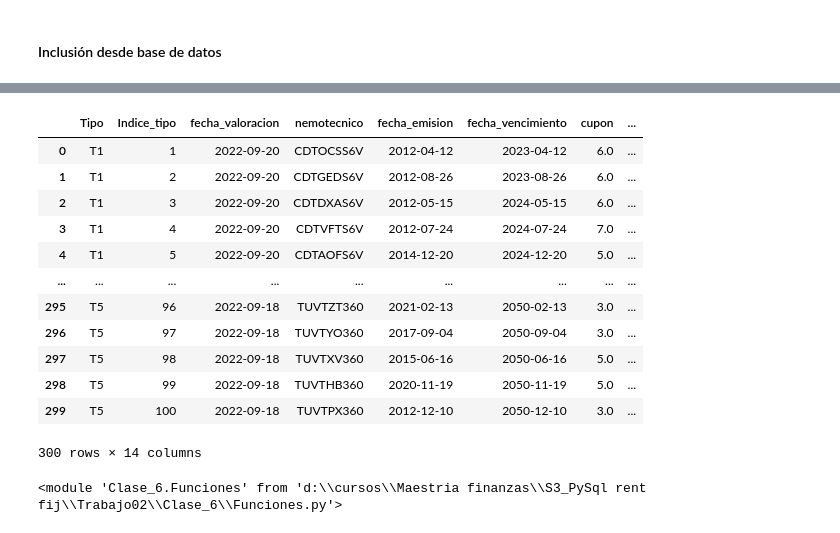
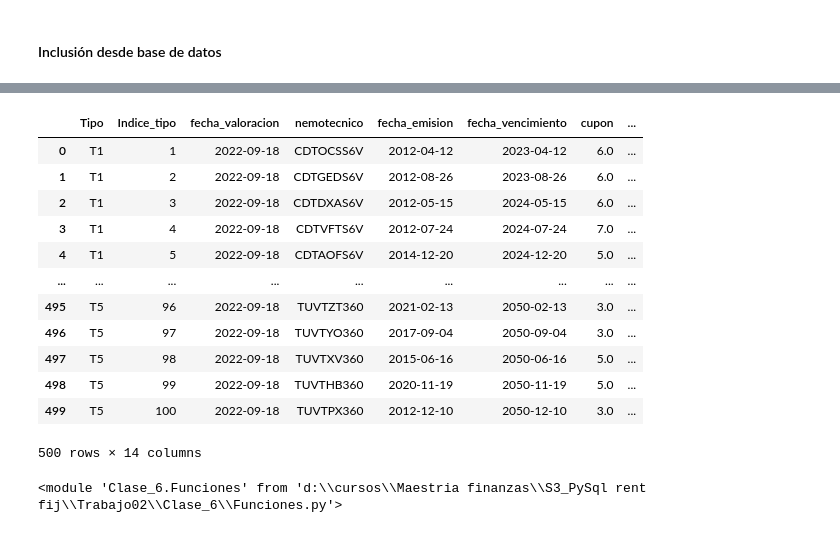
Before and after one commit to edwinriospzn/RentfijT02, a Jupyter notebook: Trabajo02_Laura_Edwin.ipynb, the cells around one changed output, grey strips where cells are left out. Drawn from its saved outputs; the diff is of its cells as text; code cells hidden in the pictures.

```diff
--- a/Trabajo02_Laura_Edwin.ipynb
+++ b/Trabajo02_Laura_Edwin.ipynb
@@ -78,46 +66,46 @@ db_object = DB_class(host="localhost",user="root",password="root",database="trab
 class2_db = db_object.open_db()
 mi_cursor = class2_db.cursor()
 query = (
 'SELECT '+\
 'trabajo_2.tabla_precios.Tipo,'+\
 'trabajo_2.tabla_precios.Indice_tipo,'+\
 'trabajo_2.tabla_precios.fecha_valoracion,'+\
 'trabajo_2.tabla_precios.nemotecnico,'+\
 'trabajo_2.tabla_precios.fecha_emision,'+\
 'trabajo_2.tabla_precios.fecha_vencimiento,'+\
 'trabajo_2.tabla_precios.cupon,'+\
 'trabajo_2.tabla_precios.tir,'+\
 'trabajo_2.tabla_precios.frecuencia_pago,'+\
 'trabajo_2.tabla_precios.Indicador_indexado,'+\
 'trabajo_2.tabla_precios.conteo_dias,'+\
 'trabajo_2.tabla_indices.Indice_c,'+\
 'trabajo_2.tabla_indices.fecha_indice,'+\
 'trabajo_2.tabla_indices.valor '+\
 'FROM trabajo_2.tabla_precios '+\
 'left join trabajo_2.tabla_indices '+\
 'on '+\
 'concat(trabajo_2.tabla_indices.Indice_c,trabajo_2.tabla_indices.fecha_indice) ='+\
 'concat(trabajo_2.tabla_precios.Indicador_indexado,trabajo_2.tabla_precios.fecha_valoracion) '+\
 'where '+\
-'trabajo_2.tabla_precios.Tipo in (\'T1\',\'T4\',\'T5\') '+\
+'trabajo_2.tabla_precios.Tipo in (\'T1\',\'T2\',\'T3\',\'T4\',\'T5\') '+\
 'order by trabajo_2.tabla_precios.Tipo, trabajo_2.tabla_precios.Indice_tipo'
 )
 tes_faciales = pd.read_sql(query, con=class2_db)
 display(tes_faciales)
 # %% [output]
 |  | Tipo | Indice_tipo | fecha_valoracion | nemotecnico | fecha_emision | fecha_vencimiento | cupon | ... |
-| 0 | T1 | 1 | 2022-09-20 | CDTOCSS6V | 2012-04-12 | 2023-04-12 | 6.0 | ... |
-| 1 | T1 | 2 | 2022-09-20 | CDTGEDS6V | 2012-08-26 | 2023-08-26 | 6.0 | ... |
-| 2 | T1 | 3 | 2022-09-20 | CDTDXAS6V | 2012-05-15 | 2024-05-15 | 6.0 | ... |
-| 3 | T1 | 4 | 2022-09-20 | CDTVFTS6V | 2012-07-24 | 2024-07-24 | 7.0 | ... |
-| 4 | T1 | 5 | 2022-09-20 | CDTAOFS6V | 2014-12-20 | 2024-12-20 | 5.0 | ... |
+| 0 | T1 | 1 | 2022-09-18 | CDTOCSS6V | 2012-04-12 | 2023-04-12 | 6.0 | ... |
+| 1 | T1 | 2 | 2022-09-18 | CDTGEDS6V | 2012-08-26 | 2023-08-26 | 6.0 | ... |
+| 2 | T1 | 3 | 2022-09-18 | CDTDXAS6V | 2012-05-15 | 2024-05-15 | 6.0 | ... |
+| 3 | T1 | 4 | 2022-09-18 | CDTVFTS6V | 2012-07-24 | 2024-07-24 | 7.0 | ... |
+| 4 | T1 | 5 | 2022-09-18 | CDTAOFS6V | 2014-12-20 | 2024-12-20 | 5.0 | ... |
 | ... | ... | ... | ... | ... | ... | ... | ... | ... |
-| 295 | T5 | 96 | 2022-09-18 | TUVTZT360 | 2021-02-13 | 2050-02-13 | 3.0 | ... |
-| 296 | T5 | 97 | 2022-09-18 | TUVTYO360 | 2017-09-04 | 2050-09-04 | 3.0 | ... |
-| 297 | T5 | 98 | 2022-09-18 | TUVTXV360 | 2015-06-16 | 2050-06-16 | 5.0 | ... |
-| 298 | T5 | 99 | 2022-09-18 | TUVTHB360 | 2020-11-19 | 2050-11-19 | 5.0 | ... |
-| 299 | T5 | 100 | 2022-09-18 | TUVTPX360 | 2012-12-10 | 2050-12-10 | 3.0 | ... |
+| 495 | T5 | 96 | 2022-09-18 | TUVTZT360 | 2021-02-13 | 2050-02-13 | 3.0 | ... |
+| 496 | T5 | 97 | 2022-09-18 | TUVTYO360 | 2017-09-04 | 2050-09-04 | 3.0 | ... |
+| 497 | T5 | 98 | 2022-09-18 | TUVTXV360 | 2015-06-16 | 2050-06-16 | 5.0 | ... |
+| 498 | T5 | 99 | 2022-09-18 | TUVTHB360 | 2020-11-19 | 2050-11-19 | 5.0 | ... |
+| 499 | T5 | 100 | 2022-09-18 | TUVTPX360 | 2012-12-10 | 2050-12-10 | 3.0 | ... |
-300 rows × 14 columns
+500 rows × 14 columns
 # %%
 val_date= tes_faciales.fecha_valoracion.drop_duplicates()[0]
 ini_date = tes_faciales.fecha_emision
```
Also changed, not shown: parts of 13 cells of this notebook, 6 other files.
